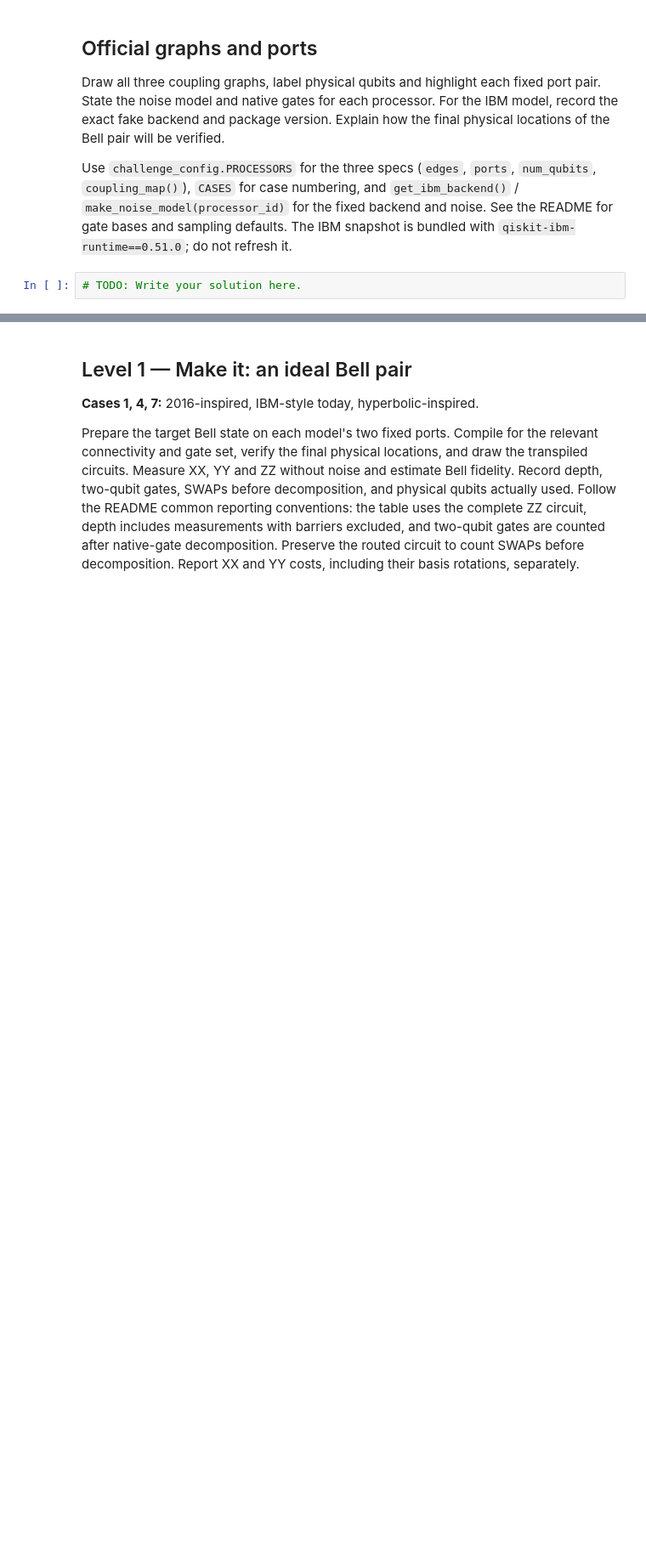
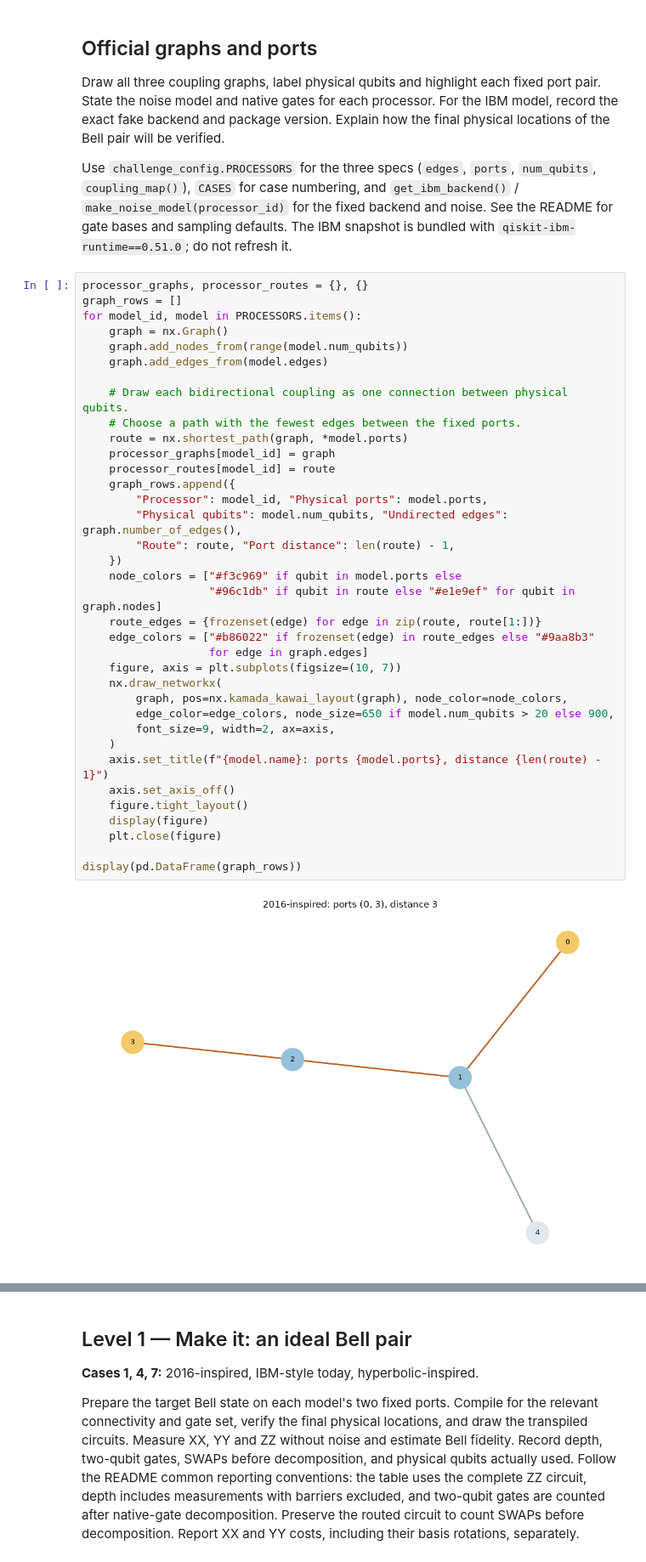
Before and after one commit to Clement-Wright/Geometry-Aware-Quantum-Cloud-Challenge-QCCR, a Jupyter notebook: challenge_submission.ipynb, the cells around one changed output, grey strips where cells are left out. Shown at 85% size. Saved outputs shown, nothing was run; the diff lists cells and outputs as text; blank space fills up the shorter version.

```diff
--- a/challenge_submission.ipynb
+++ b/challenge_submission.ipynb
@@ -22,4 +171,40 @@ Draw all three coupling graphs, label physical qubits and highlight each fixed p
 
 Use `challenge_config.PROCESSORS` for the three specs (`edges`, `ports`, `num_qubits`, `coupling_map()`), `CASES` for case numbering, and `get_ibm_backend()` / `make_noise_model(processor_id)` for the fixed backend and noise. See the README for gate bases and sampling defaults. The IBM snapshot is bundled with `qiskit-ibm-runtime==0.51.0`; do not refresh it.
 # %%
-# TODO: Write your solution here.
+processor_graphs, processor_routes = {}, {}
+graph_rows = []
+for model_id, model in PROCESSORS.items():
+    graph = nx.Graph()
+    graph.add_nodes_from(range(model.num_qubits))
+    graph.add_edges_from(model.edges)
+
+    # Draw each bidirectional coupling as one connection between physical qubits.
+    # Choose a path with the fewest edges between the fixed ports.
+    route = nx.shortest_path(graph, *model.ports)
+    processor_graphs[model_id] = graph
+    processor_routes[model_id] = route
+    graph_rows.append({
+        "Processor": model_id, "Physical ports": model.ports,
+        "Physical qubits": model.num_qubits, "Undirected edges": graph.number_of_edges(),
+        "Route": route, "Port distance": len(route) - 1,
+    })
+    node_colors = ["#f3c969" if qubit in model.ports else
+                   "#96c1db" if qubit in route else "#e1e9ef" for qubit in graph.nodes]
+    route_edges = {frozenset(edge) for edge in zip(route, route[1:])}
+    edge_colors = ["#b86022" if frozenset(edge) in route_edges else "#9aa8b3"
+                   for edge in graph.edges]
+    figure, axis = plt.subplots(figsize=(10, 7))
+    nx.draw_networkx(
+        graph, pos=nx.kamada_kawai_layout(graph), node_color=node_colors,
+        edge_color=edge_colors, node_size=650 if model.num_qubits > 20 else 900,
+        font_size=9, width=2, ax=axis,
+    )
+    axis.set_title(f"{model.name}: ports {model.ports}, distance {len(route) - 1}")
+    axis.set_axis_off()
+    figure.tight_layout()
+    display(figure)
+    plt.close(figure)
+
+display(pd.DataFrame(graph_rows))
+# %% [output]
+[figure, added]
```
Also changed, not shown: parts of 7 cells of this notebook, 1 other file.
